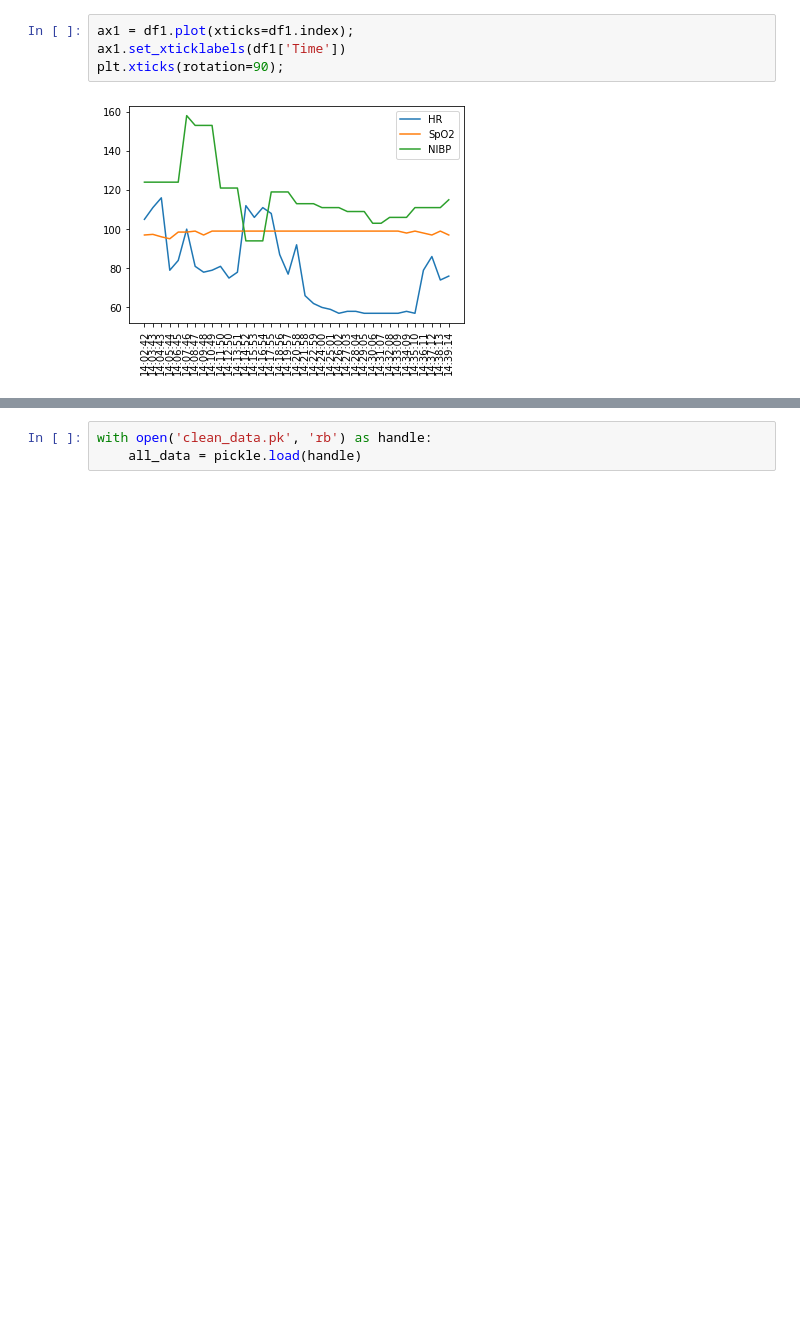
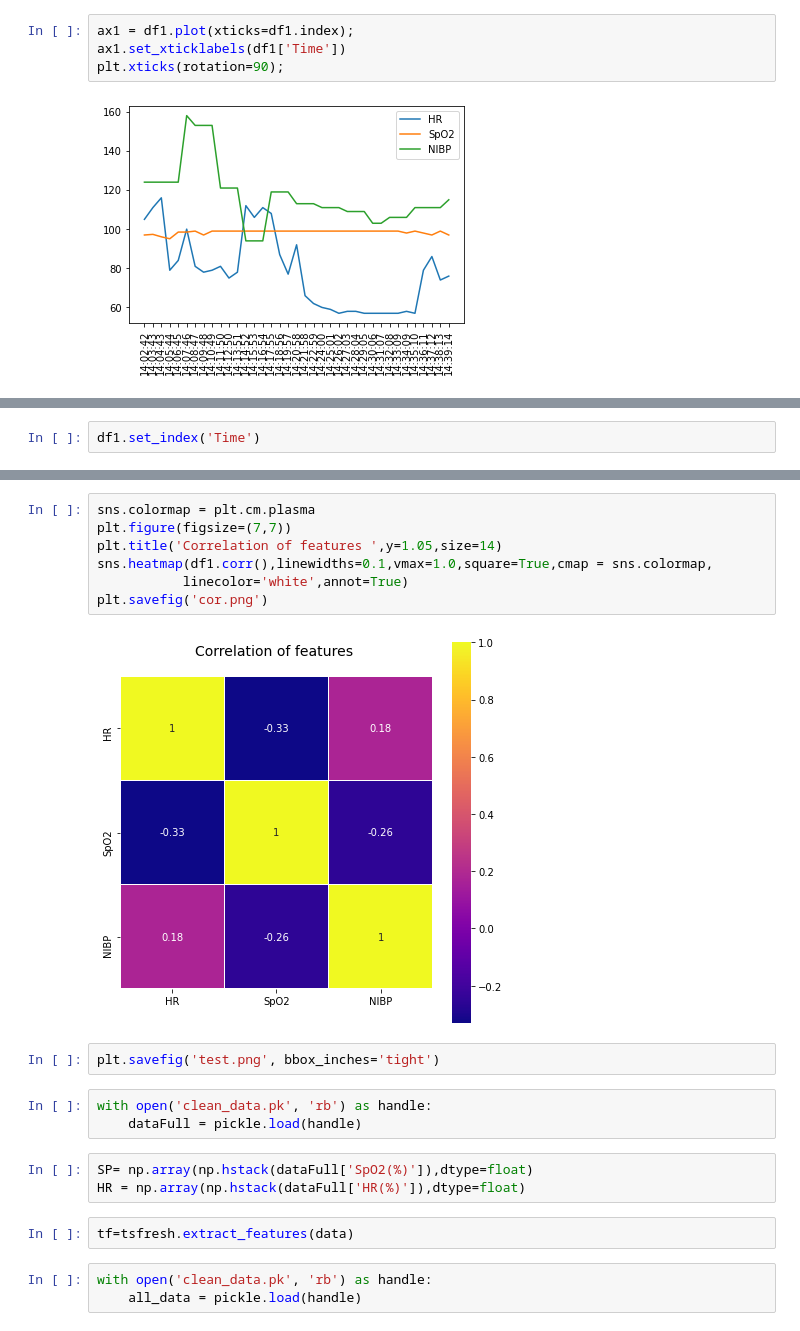
Before and after one commit to FlorisSchmidt/ML, a Jupyter notebook: visualizations.ipynb, the cells around one changed output, grey strips where cells are left out. Cells and saved outputs as stored; diff of their text form; blank space fills up the shorter version.

```diff
--- a/visualizations.ipynb
+++ b/visualizations.ipynb
@@ -69,0 +116,2 @@ data.head()
+# %%
+df1.set_index('Time')
@@ -70,3 +144,22 @@ data.head()
+# %%
+sns.colormap = plt.cm.plasma
+plt.figure(figsize=(7,7))
+plt.title('Correlation of features ',y=1.05,size=14)
+sns.heatmap(df1.corr(),linewidths=0.1,vmax=1.0,square=True,cmap = sns.colormap,
+           linecolor='white',annot=True)
+plt.savefig('cor.png')
+# %% [output]
+[figure, added]
+# %%
+plt.savefig('test.png', bbox_inches='tight')
+# %%
+with open('clean_data.pk', 'rb') as handle:
+    dataFull = pickle.load(handle)
+# %%
+SP= np.array(np.hstack(dataFull['SpO2(%)']),dtype=float)
+HR = np.array(np.hstack(dataFull['HR(%)']),dtype=float)
+# %%
+tf=tsfresh.extract_features(data)
 # %%
 with open('clean_data.pk', 'rb') as handle:
     all_data = pickle.load(handle)
```
Also changed, not shown: parts of 31 cells of this notebook.
